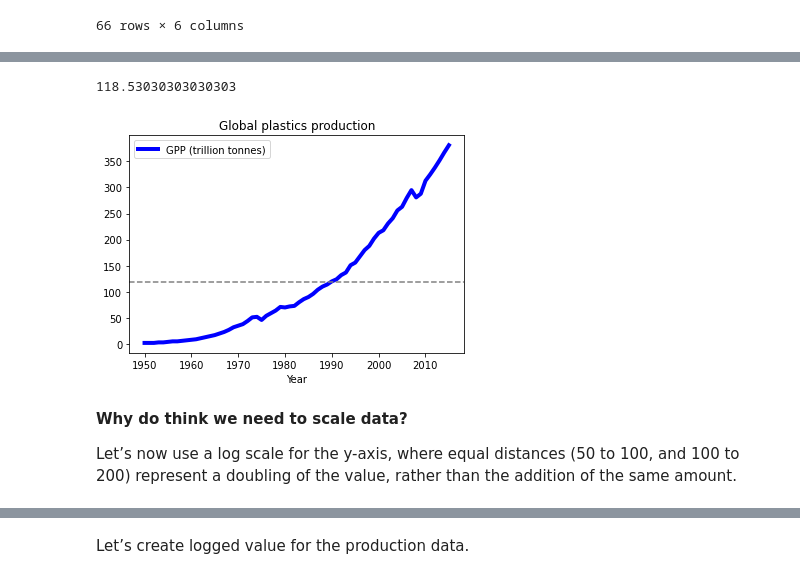
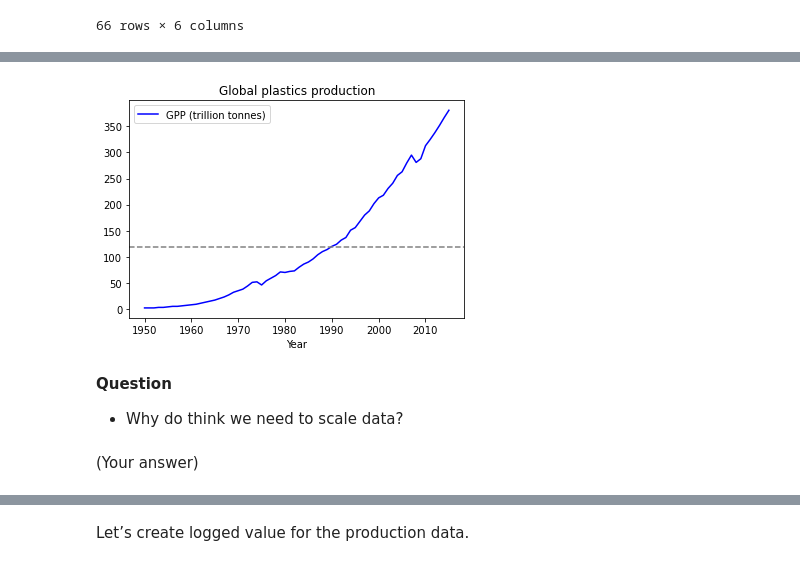
Before and after one commit to ll-portes/SCIE1500, a Jupyter notebook: notebooks/Week_01/Global_plastics_production.ipynb, the cells around one changed output, grey strips where cells are left out. Saved outputs shown, nothing was run; the diff lists cells and outputs as text; code cells hidden in the pictures.

```diff
--- a/notebooks/Week_01/Global_plastics_production.ipynb
+++ b/notebooks/Week_01/Global_plastics_production.ipynb
@@ -159,16 +205,14 @@ ax.axhline(100);
-# %%
-gpp["GPP (trillion tonnes)"].mean()
-# %% [output]
-118.53030303030303
 # %%
+# Plot the result and add a horizontal line at the mean value.
+
 ax = gpp.plot(x="Year", y="GPP (trillion tonnes)", title="Global plastics production",
-         color="blue", lw=4);
+         color="blue");
 
-ax.axhline(118.53030303030303, ls="--", color="gray");
+ax.axhline(y=gpp["GPP (trillion tonnes)"].mean(), ls="--", color="gray");
 # %% [output]
-[figure, old version]
+[figure, new version]
-# %% [markdown]
-**Why do think we need to scale data?**
-
-Let’s now use a log scale for the y-axis, where equal distances (50 to 100, and 100 to 200) represent
-a doubling of the value, rather than the addition of the same amount.
+# %% [markdown]
+**Question**
+* Why do think we need to scale data?
+# %% [markdown]
+(Your answer)
```
Also changed, not shown: parts of 37 cells of this notebook, 1 other file.
